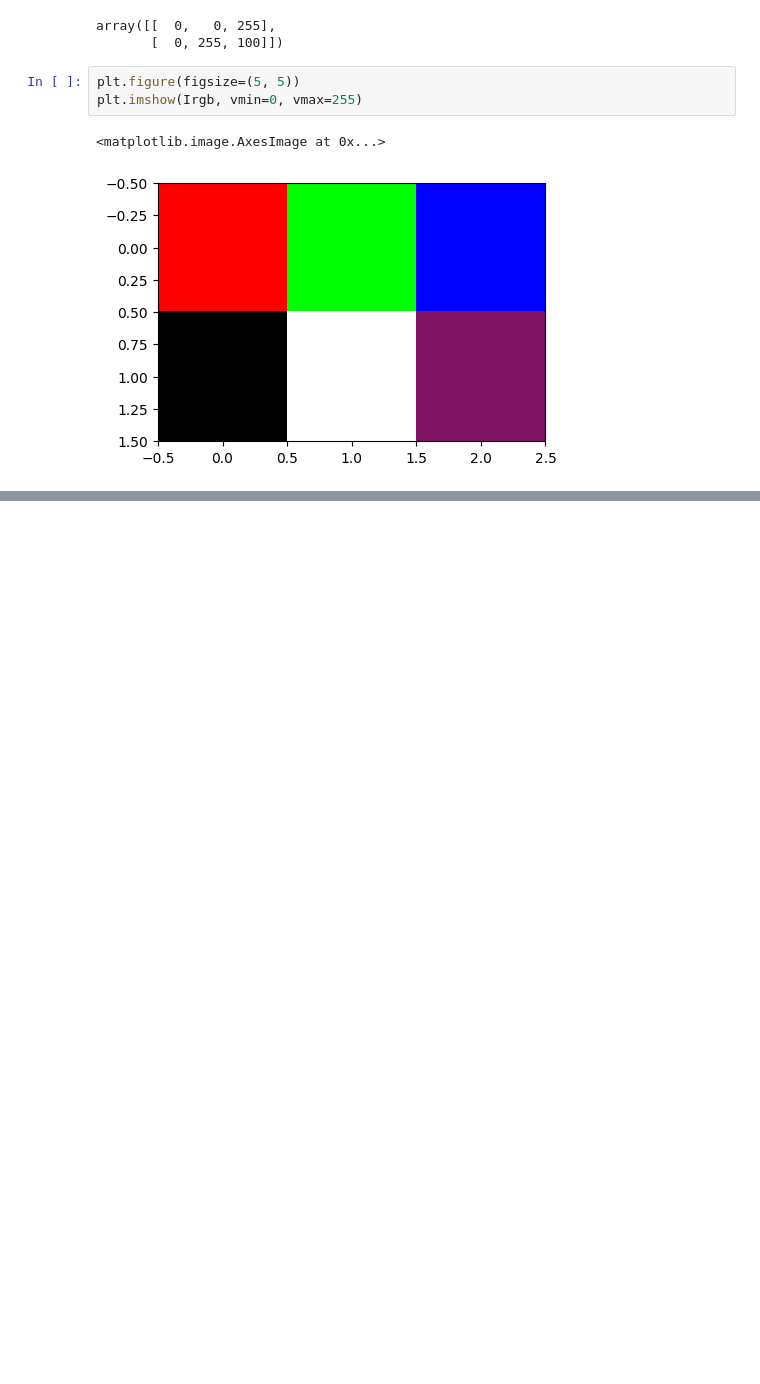
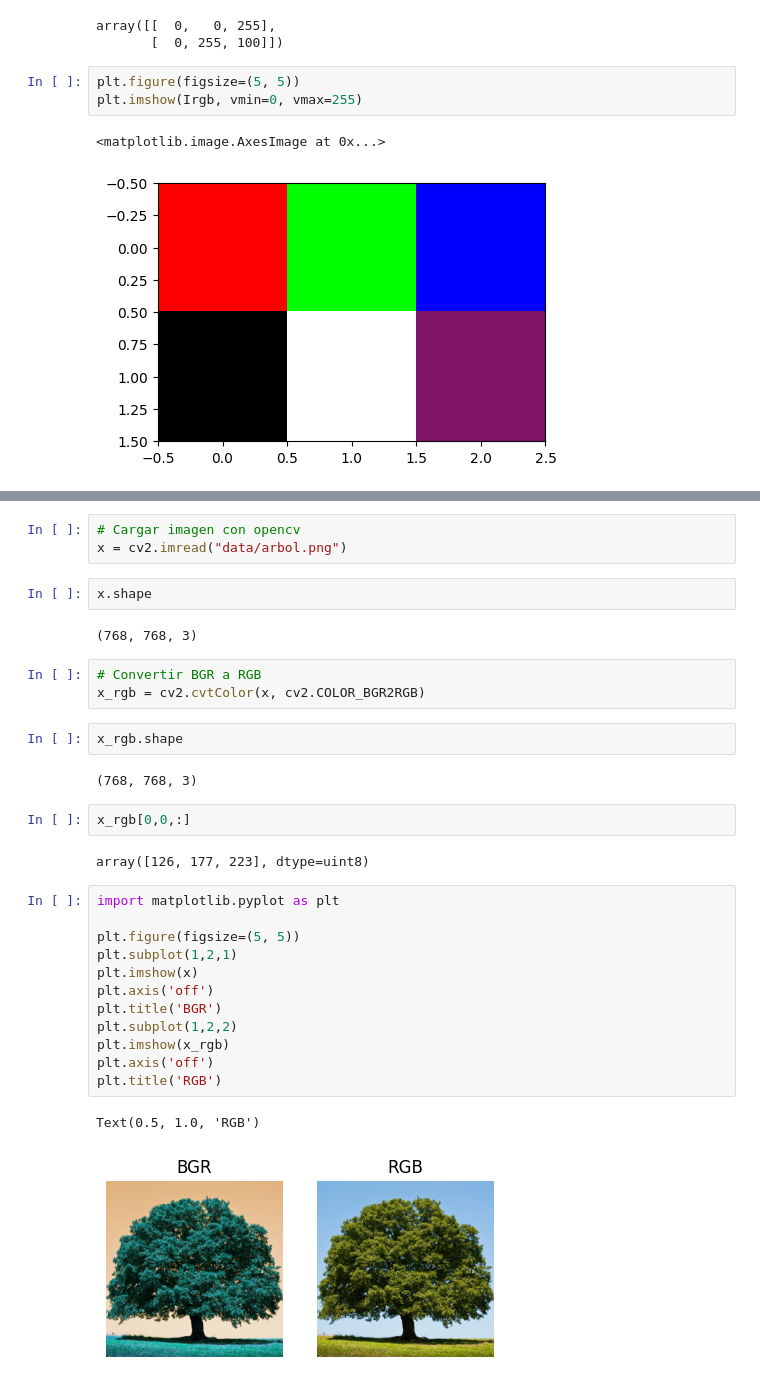
Before and after one commit to vc-2026-i/tema03-mapas-de-colores, a Jupyter notebook: notebook.ipynb, the cells around one changed output, grey strips where cells are left out. Drawn from its saved outputs; the diff is of its cells as text; blank space fills up the shorter version.

```diff
--- a/notebook.ipynb
+++ b/notebook.ipynb
@@ -45,0 +76,33 @@ plt.imshow(Irgb, vmin=0, vmax=255)
+# %%
+# Cargar imagen con opencv
+x = cv2.imread("data/arbol.png")
+# %%
+x.shape
+# %% [output]
+(768, 768, 3)
+# %%
+# Convertir BGR a RGB
+x_rgb = cv2.cvtColor(x, cv2.COLOR_BGR2RGB)
+# %%
+x_rgb.shape
+# %% [output]
+(768, 768, 3)
+# %%
+x_rgb[0,0,:]
+# %% [output]
+array([126, 177, 223], dtype=uint8)
+# %%
+import matplotlib.pyplot as plt
+
+plt.figure(figsize=(5, 5))
+plt.subplot(1,2,1)
+plt.imshow(x)
+plt.axis('off')
+plt.title('BGR')
+plt.subplot(1,2,2)
+plt.imshow(x_rgb)
+plt.axis('off')
+plt.title('RGB')
+# %% [output]
+Text(0.5, 1.0, 'RGB')
+[figure, added]
```
Also changed, not shown: parts of 12 cells of this notebook, 1 other file.
